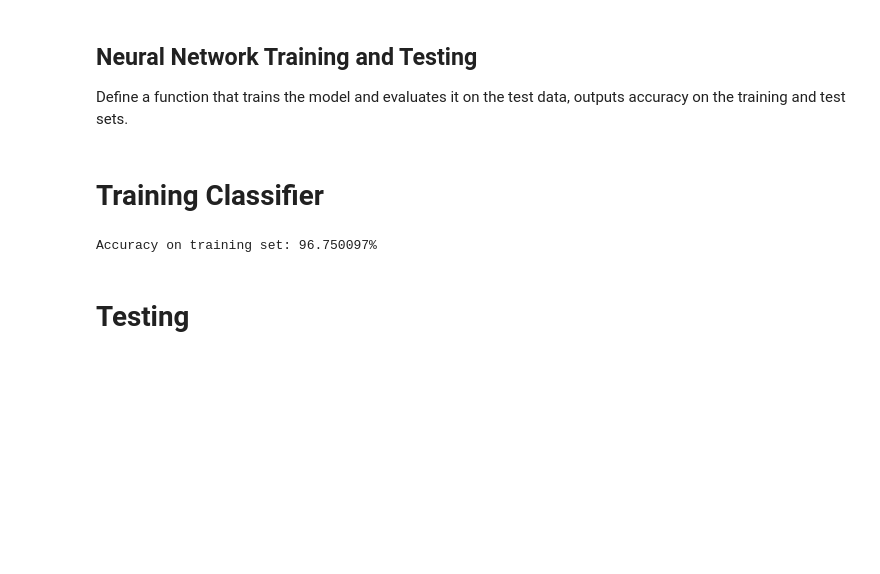
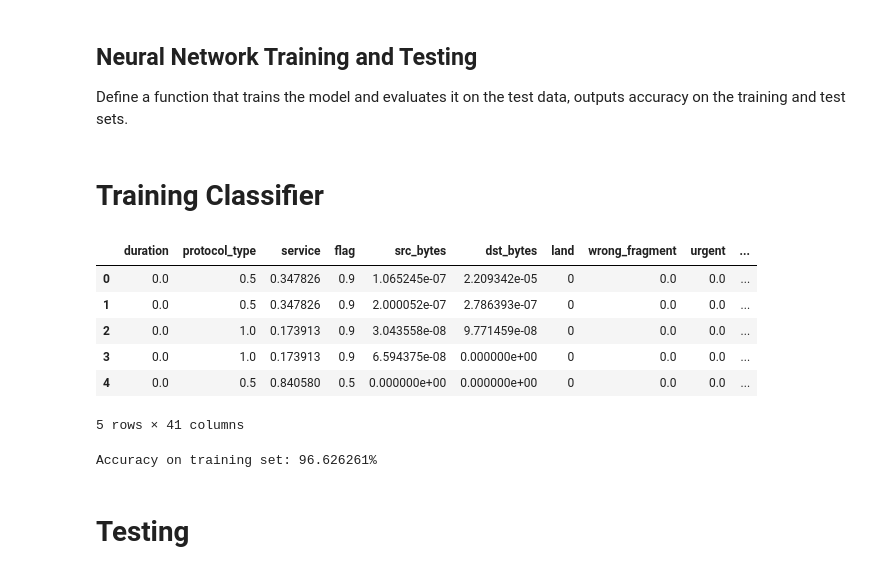
Before and after one commit to CyBearStudio/NeuralNetworkNSL-KDD, a Jupyter notebook: NeuralNetworks.ipynb, the cells around one changed output. Saved outputs shown, nothing was run; the diff lists cells and outputs as text; code cells hidden in the pictures; blank space fills up the shorter version.

```diff
--- a/NeuralNetworks.ipynb
+++ b/NeuralNetworks.ipynb
@@ -65,9 +64,19 @@ def test_clf(test_data, test_labels, clf):
 # Training Classifier
 # %%
 train_data, train_labels = load_data('data/KDDTrain+.csv')
-clf = train_clf(train_data, train_labels)
+train_data.head()
 # %% [output]
+|  | duration | protocol_type | service | flag | src_bytes | dst_bytes | land | wrong_fragment | urgent | ... |
+| 0 | 0.0 | 0.5 | 0.347826 | 0.9 | 1.065245e-07 | 2.209342e-05 | 0 | 0.0 | 0.0 | ... |
+| 1 | 0.0 | 0.5 | 0.347826 | 0.9 | 2.000052e-07 | 2.786393e-07 | 0 | 0.0 | 0.0 | ... |
+| 2 | 0.0 | 1.0 | 0.173913 | 0.9 | 3.043558e-08 | 9.771459e-08 | 0 | 0.0 | 0.0 | ... |
+| 3 | 0.0 | 1.0 | 0.173913 | 0.9 | 6.594375e-08 | 0.000000e+00 | 0 | 0.0 | 0.0 | ... |
+| 4 | 0.0 | 0.5 | 0.840580 | 0.5 | 0.000000e+00 | 0.000000e+00 | 0 | 0.0 | 0.0 | ... |
-Accuracy on training set: 96.750097%
+5 rows × 41 columns
+# %%
+clf = train_clf(train_data, train_labels)
+# %% [output]
+Accuracy on training set: 96.626261%
 # %% [markdown]
 # Testing
 # %%
```
Also changed, not shown: parts of 9 cells of this notebook, 1 other file.
